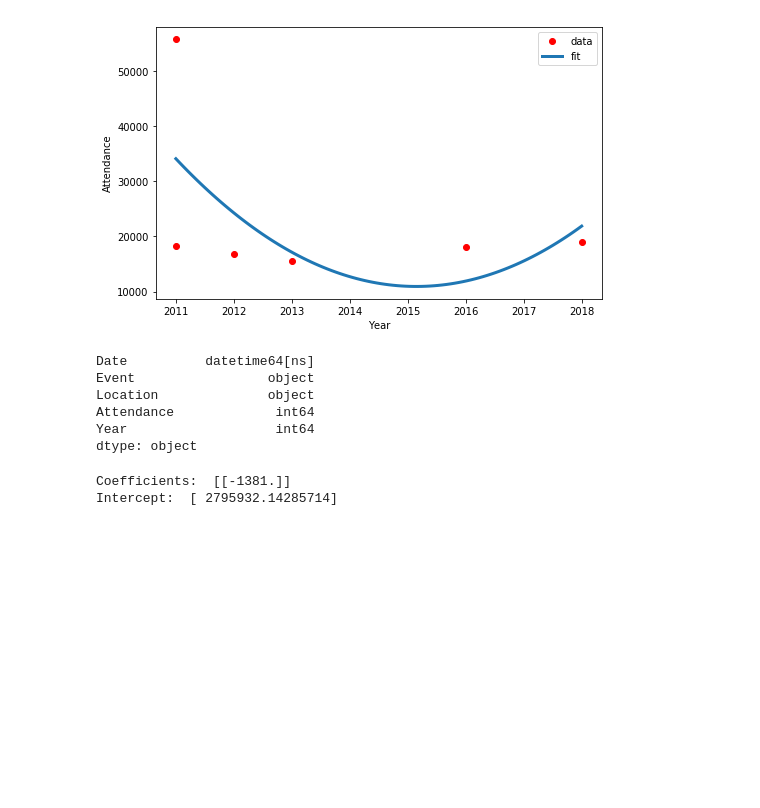
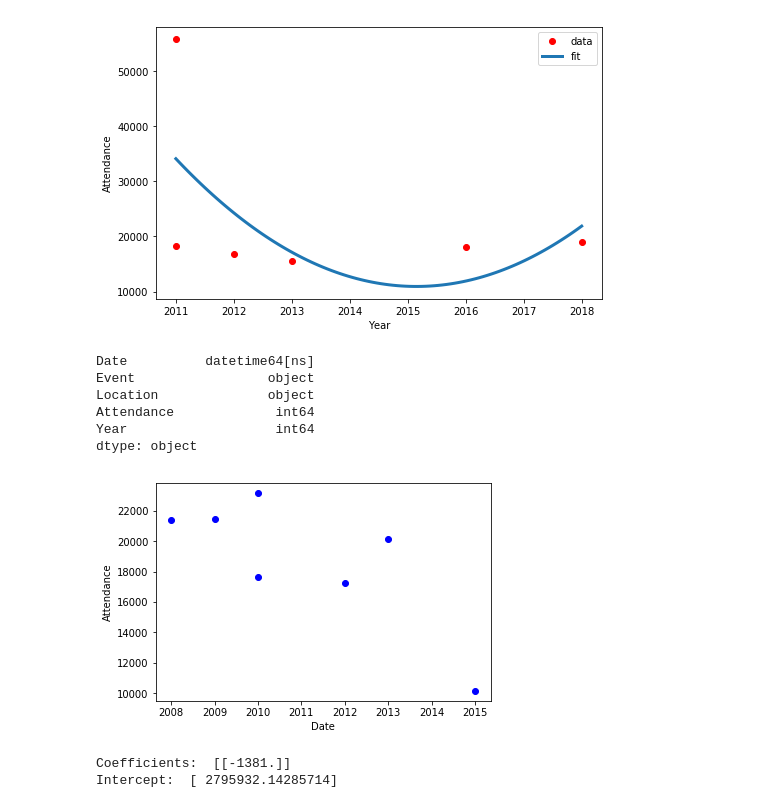
Before and after one commit to ZhichenSong/Coursera-Capstone, a Jupyter notebook: The Battle of Neighborhoods.ipynb, the cells around one changed output. Cells and saved outputs as stored; diff of their text form; code cells hidden in the pictures; blank space fills up the shorter version.

```diff
--- a/The Battle of Neighborhoods.ipynb
+++ b/The Battle of Neighborhoods.ipynb
@@ -265,6 +281,13 @@ Location              object
 Attendance             int64
 Year                   int64
 dtype: object
+# %%
+plt.scatter(df_monmma.Year, df_monmma.Attendance, color='blue')
+plt.xlabel("Date")
+plt.ylabel("Attendance")
+plt.show()
+# %% [output]
+[figure, added]
 # %%
 from sklearn import linear_model
 regr = linear_model.LinearRegression()
```
Also changed, not shown: parts of 15 cells of this notebook.
